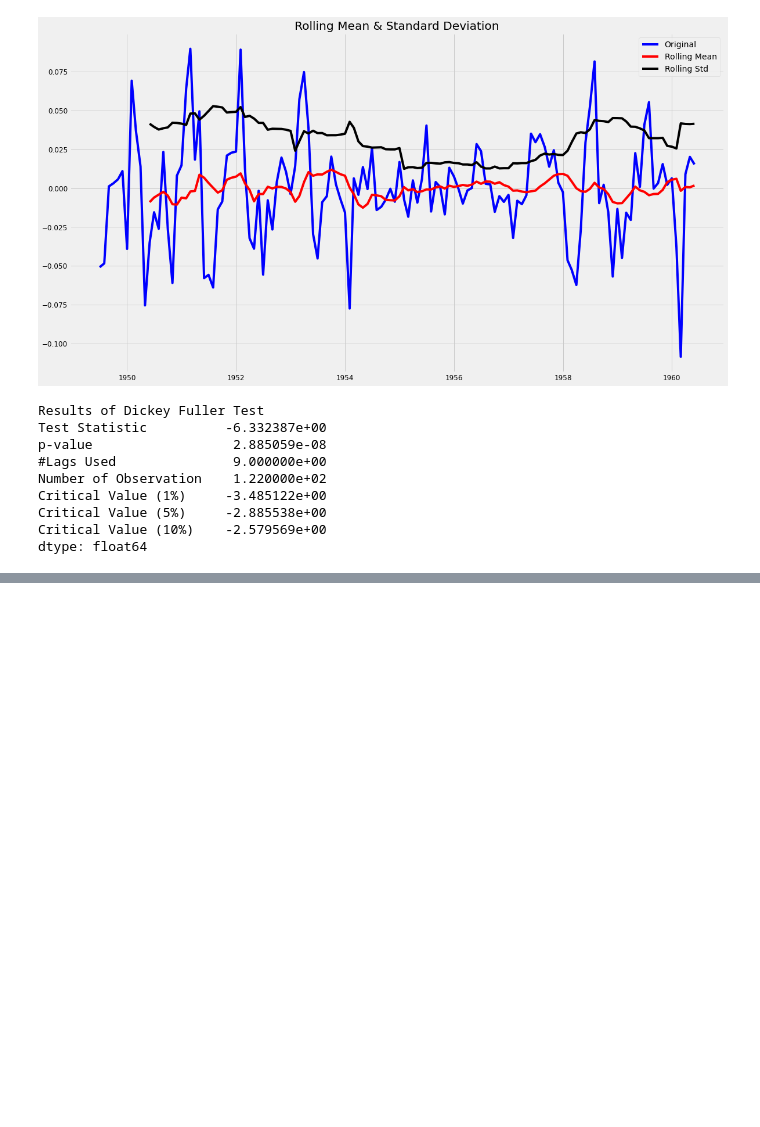
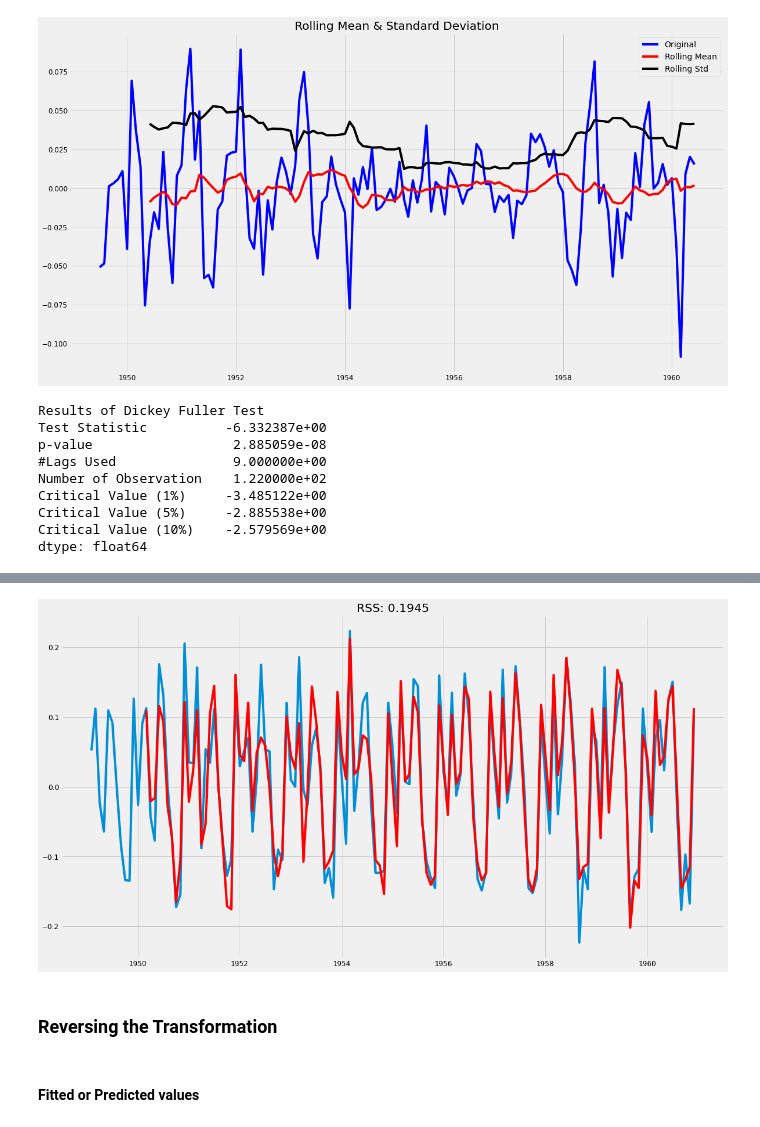
Before and after one commit to melwinmpk/python_datascience, a Jupyter notebook: ML/Time Series Analysis and Forcasting in Python.ipynb, the cells around one changed output, grey strips where cells are left out. Saved outputs shown, nothing was run; the diff lists cells and outputs as text; code cells hidden in the pictures; blank space fills up the shorter version.

Commit message:
Timer Series Part 5

```diff
--- a/ML/Time Series Analysis and Forcasting in Python.ipynb
+++ b/ML/Time Series Analysis and Forcasting in Python.ipynb
@@ -584,0 +586,12 @@ dtype: float64
+# %%
+model = AR(ts_log_diff) # series has to be stationary as a result
+model_fit = model.fit()
+# %%
+plt.plot(ts_log_diff)
+plt.plot(model_fit.fittedvalues, color='red')
+plt.title('RSS: %.4f'% np.nansum((model_fit.fittedvalues-ts_log_diff)**2))
+plt.show()
+# red coloured is the predected one
+# blue is the orginal one
+# %% [output]
+[figure, added]
@@ -584,0 +600,4 @@ dtype: float64
+# %% [markdown]
+### Reversing the Transformation
+# %% [markdown]
+#### Fitted or Predicted values
```
Also changed, not shown: parts of 34 cells of this notebook.
